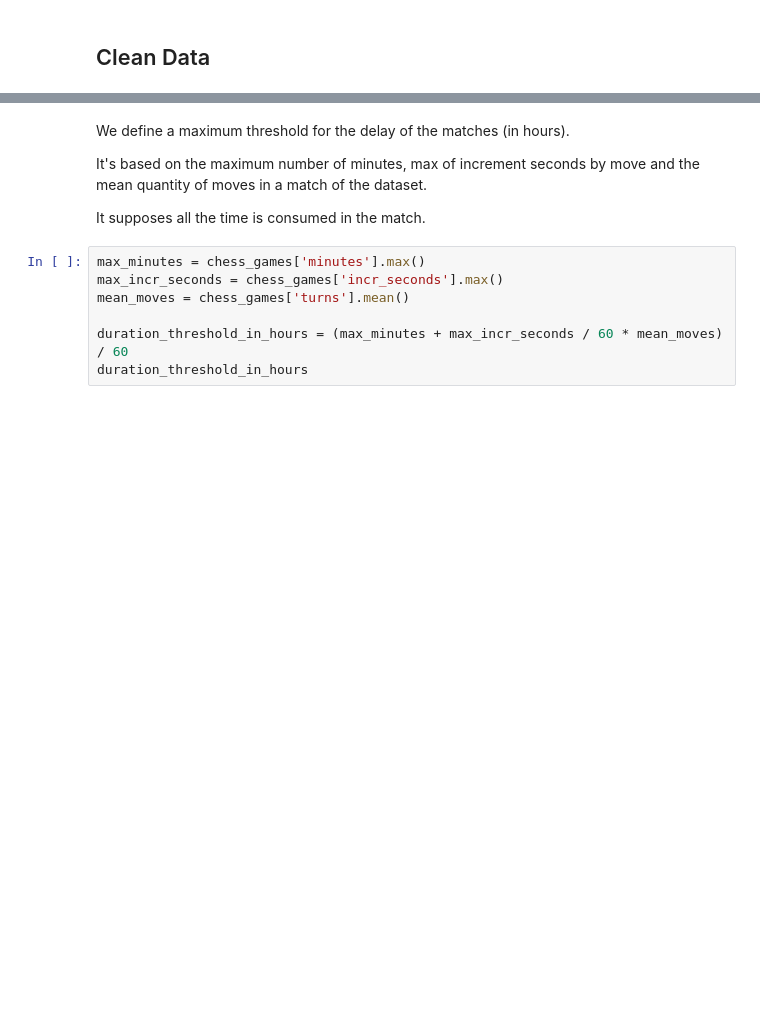
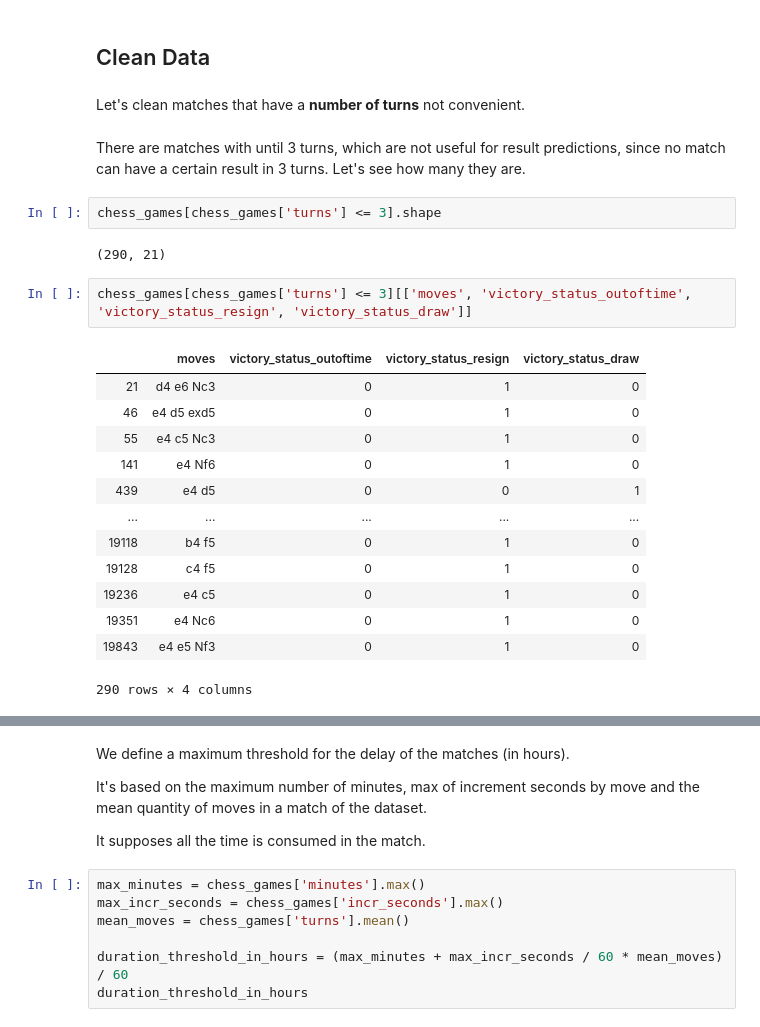
Before and after one commit to mpereiramoretti/lichess-games-prediction, a Jupyter notebook: chess-matches-model.ipynb, the cells around one changed output, grey strips where cells are left out. Saved outputs shown, nothing was run; the diff lists cells and outputs as text; blank space fills up the shorter version.

```diff
--- a/chess-matches-model.ipynb
+++ b/chess-matches-model.ipynb
@@ -358,2 +371,26 @@ chess_games.tail()
 # %% [markdown]
 ## Clean Data
+# %% [markdown]
+Let's clean matches that have a **number of turns** not convenient.
+# %% [markdown]
+There are matches with until 3 turns, which are not useful for result predictions, since no match can have a certain result in 3 turns. Let's see how many they are.
+# %%
+chess_games[chess_games['turns'] <= 3].shape
+# %% [output]
+(290, 21)
+# %%
+chess_games[chess_games['turns'] <= 3][['moves', 'victory_status_outoftime', 'victory_status_resign', 'victory_status_draw']]
+# %% [output]
+|  | moves | victory_status_outoftime | victory_status_resign | victory_status_draw |
+| 21 | d4 e6 Nc3 | 0 | 1 | 0 |
+| 46 | e4 d5 exd5 | 0 | 1 | 0 |
+| 55 | e4 c5 Nc3 | 0 | 1 | 0 |
+| 141 | e4 Nf6 | 0 | 1 | 0 |
+| 439 | e4 d5 | 0 | 0 | 1 |
+| ... | ... | ... | ... | ... |
+| 19118 | b4 f5 | 0 | 1 | 0 |
+| 19128 | c4 f5 | 0 | 1 | 0 |
+| 19236 | e4 c5 | 0 | 1 | 0 |
+| 19351 | e4 Nc6 | 0 | 1 | 0 |
+| 19843 | e4 e5 Nf3 | 0 | 1 | 0 |
+290 rows × 4 columns
```
Also changed, not shown: parts of 22 cells of this notebook.
